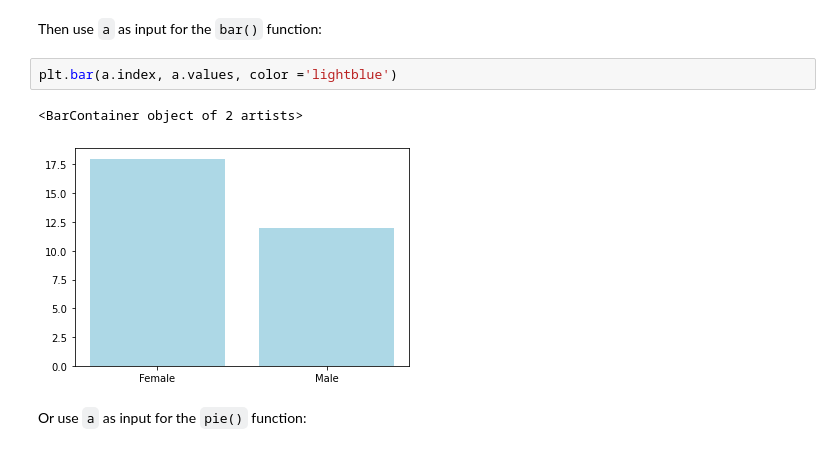
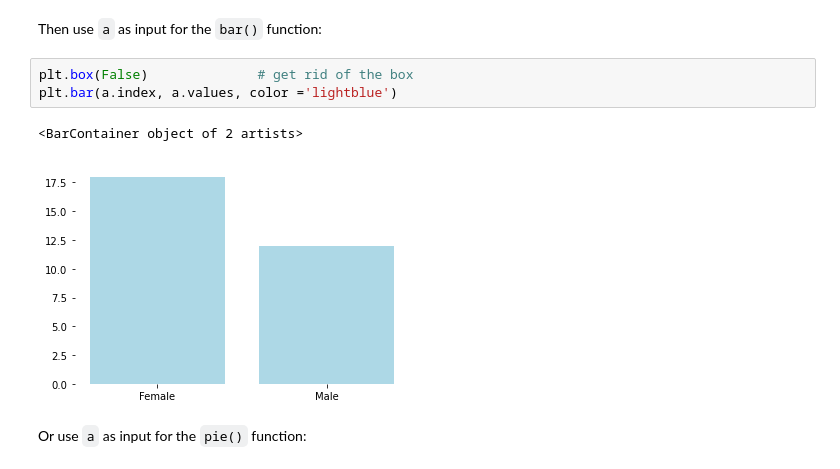
Before and after one commit to luc-hens/luc-hens.github.io, a Jupyter notebook: Statistics-I-using-Python.ipynb, the cells around one changed output. Saved outputs shown, nothing was run; the diff lists cells and outputs as text.

```diff
--- a/Statistics-I-using-Python.ipynb
+++ b/Statistics-I-using-Python.ipynb
@@ -218,10 +226,11 @@ Index(['Female', 'Male'], dtype='object')
 # %% [markdown]
 Then use `a` as input for the `bar()` function:
 # %%
+plt.box(False)              # get rid of the box
 plt.bar(a.index, a.values, color ='lightblue')
 # %% [output]
 <BarContainer object of 2 artists>
-[figure, old version]
+[figure, new version]
 # %% [markdown]
 Or use `a` as input for the `pie()` function:
 # %%
```
Also changed, not shown: parts of 23 cells of this notebook, 1 other file.
